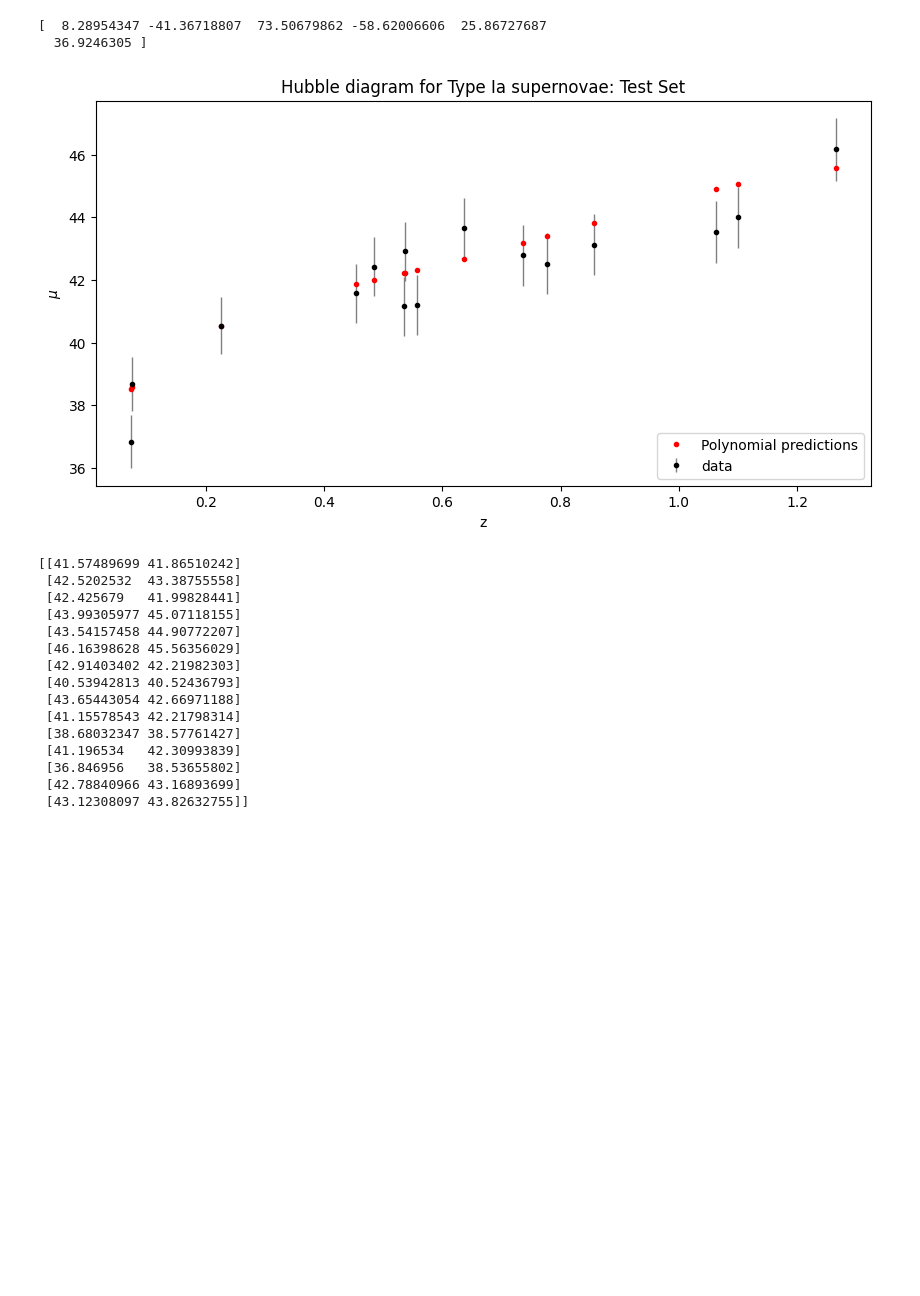
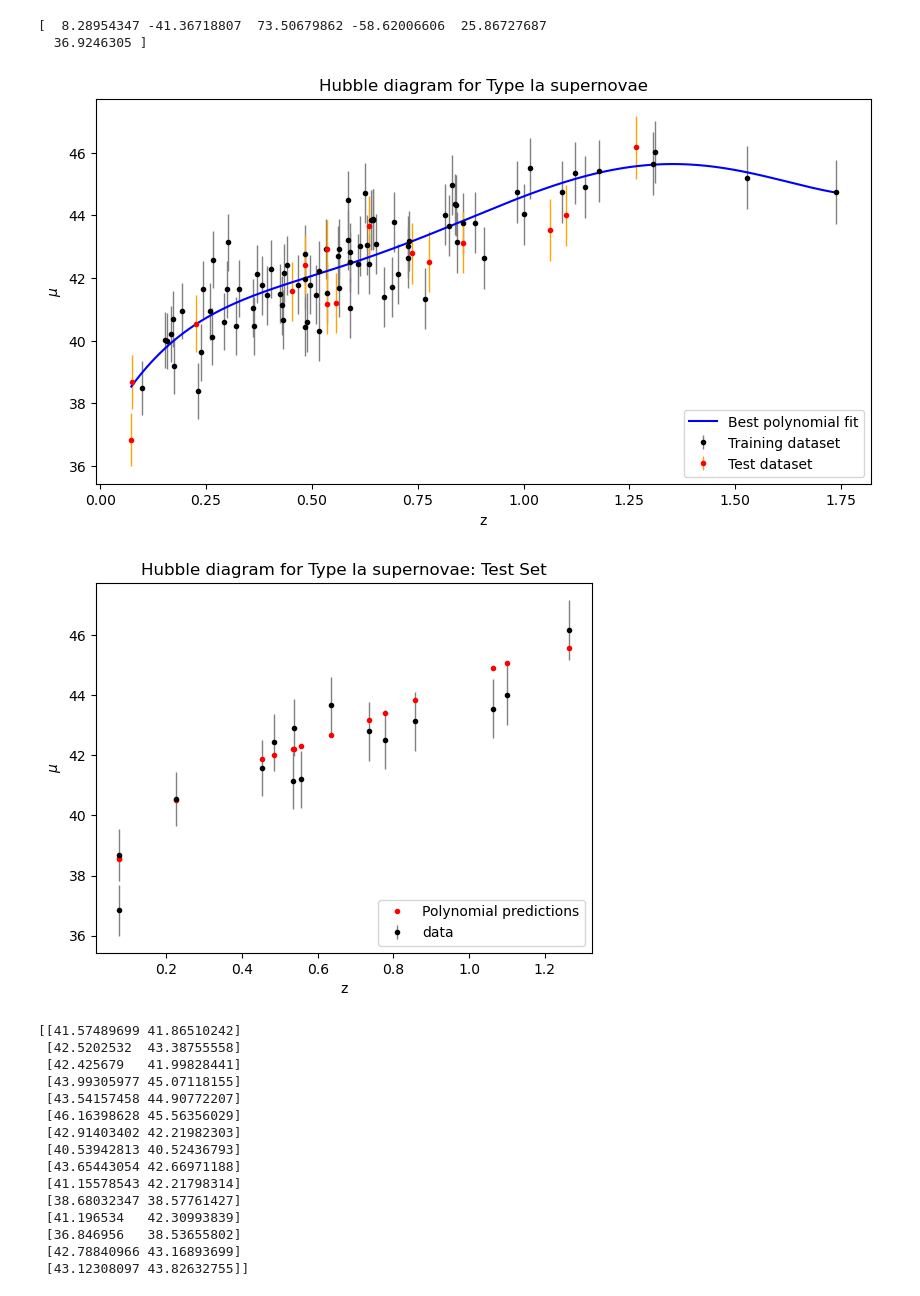
Before and after one commit to EmanuelaMenditto/astrostatistics_bicocca_2025, a Jupyter notebook: working/L17_Regression_IaSN.ipynb, the cells around one changed output. Cells and saved outputs as stored; diff of their text form; code cells hidden in the pictures; blank space fills up the shorter version.

```diff
--- a/working/L17_Regression_IaSN.ipynb
+++ b/working/L17_Regression_IaSN.ipynb
@@ -243,8 +245,19 @@ fit = p(grid)
 # %% [output]
 [  8.28954347 -41.36718807  73.50679862 -58.62006606  25.86727687
   36.9246305 ]
+# %%
+plt.figure(figsize=(10, 5))
+plt.errorbar(X_CV, y_CV, y_err_CV, fmt='.k', ecolor='gray', lw=1, label='Training dataset')
+plt.errorbar(X_test, y_test, y_err_test, fmt='.r', ecolor='orange', lw=1, label='Test dataset')
+plt.plot(grid, fit, '-b', label='Best polynomial fit')
+plt.xlabel("z")
+plt.ylabel("$\mu$")
+plt.title("Hubble diagram for Type Ia supernovae")
+plt.legend(loc='lower right')
+plt.show()
+# %% [output]
+[figure, added]
 # %%
-plt.figure(figsize=(10,5))
 plt.errorbar(X_test, y_test, y_err_test, fmt='.k', ecolor='gray', lw=1, label='data')
 plt.plot(X_test, y_pred_test, '.r', label='Polynomial predictions')
 plt.xlabel("z")
@@ -253,7 +266,7 @@ plt.title("Hubble diagram for Type Ia supernovae: Test Set")
 plt.legend(loc='lower right')
 plt.show()
 # %% [output]
-[figure, old version]
+[figure, new version]
 # %%
 print(np.array([y_test, y_pred_test]).T)
 # %% [output]
```
Also changed, not shown: parts of 15 cells of this notebook.
